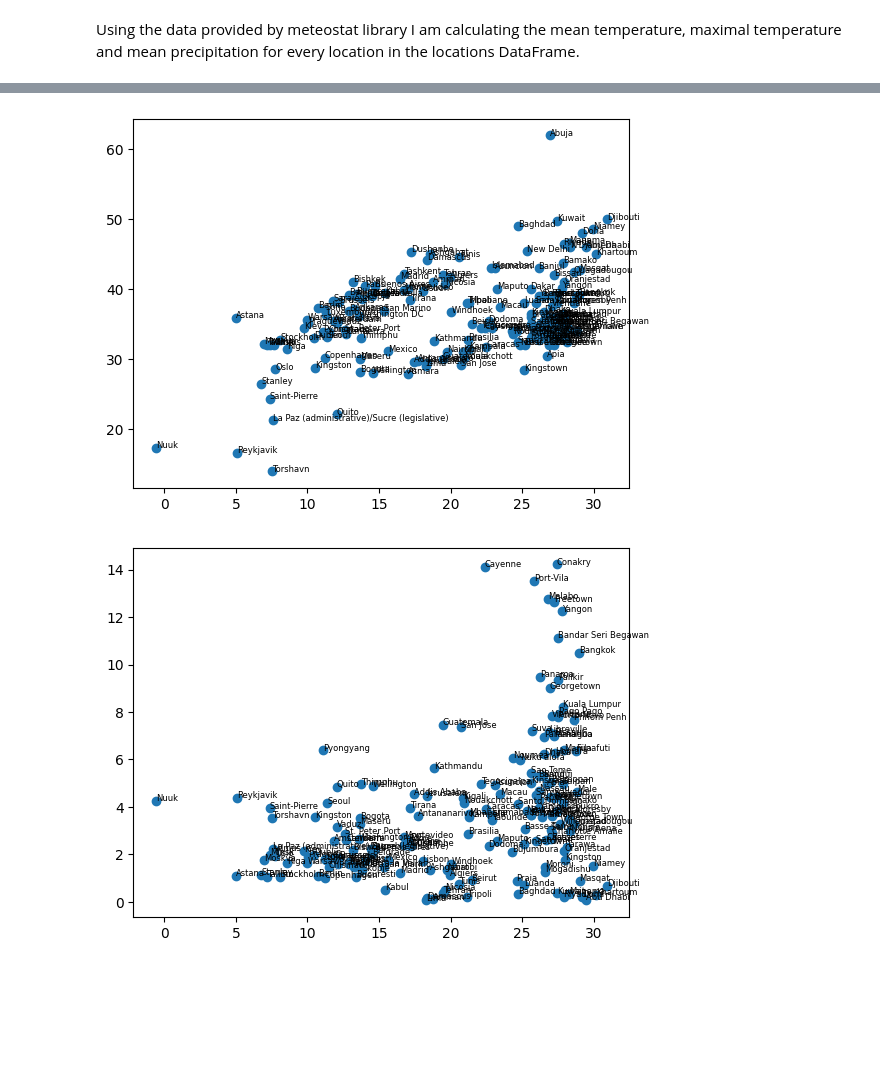
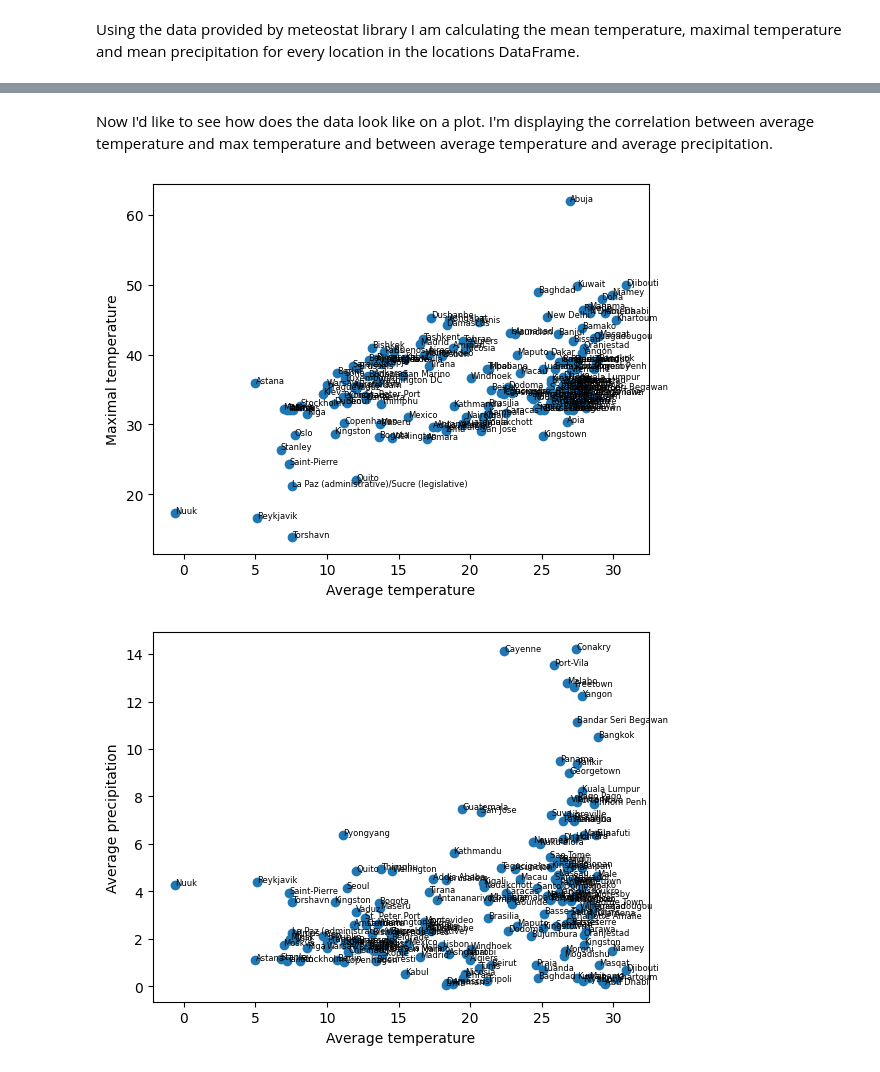
Before and after one commit to matrochanowski/climat-clustering, a Jupyter notebook: grouping.ipynb, the cells around one changed output, grey strips where cells are left out. Cells and saved outputs as stored; diff of their text form; code cells hidden in the pictures; blank space fills up the shorter version.

```diff
--- a/grouping.ipynb
+++ b/grouping.ipynb
@@ -83,20 +92,26 @@ FutureWarning: Support for nested sequences for 'parse_dates' in pd.read_csv is
 FutureWarning: Support for nested sequences for 'parse_dates' in pd.read_csv is deprecated. Combine the desired columns with pd.to_datetime after parsing instead.
 FutureWarning: Support for nested sequences for 'parse_dates' in pd.read_csv is deprecated. Combine the desired columns with pd.to_datetime after parsing instead.
 Warning: Cannot load daily/67774.csv.gz from https://bulk.meteostat.net/v2/
+# %% [markdown]
+Now I'd like to see how does the data look like on a plot. I'm displaying the correlation between average temperature and max temperature and between average temperature and average precipitation.
 # %%
 import matplotlib.pyplot as plt
 
 locations = locations.dropna(axis=0, how='any')
 
 plt.scatter(locations['average temperature'], locations['max temperature'])
+plt.xlabel('Average temperature')
+plt.ylabel("Maximal temperature")
 for index, row in locations.iterrows():
-    plt.text(row['average temperature'], row['max temperature'], row['capital'], fontsize=6)
+    plt.text(float(row['average temperature']), float(row['max temperature']), row['capital'], fontsize=6)
 plt.show()
 
 plt.scatter(locations['average temperature'], locations['average precipitation'])
+plt.xlabel('Average temperature')
+plt.ylabel("Average precipitation")
 for index, row in locations.iterrows():
-    plt.text(row['average temperature'], row['average precipitation'], row['capital'], fontsize=6)
+    plt.text(float(row['average temperature']), float(row['average precipitation']), row['capital'], fontsize=6)
 plt.show()
 # %% [output]
-[figure, old version]
+[figure, new version]
-[figure, old version]
+[figure, new version]
```
Also changed, not shown: parts of 4 cells of this notebook.
